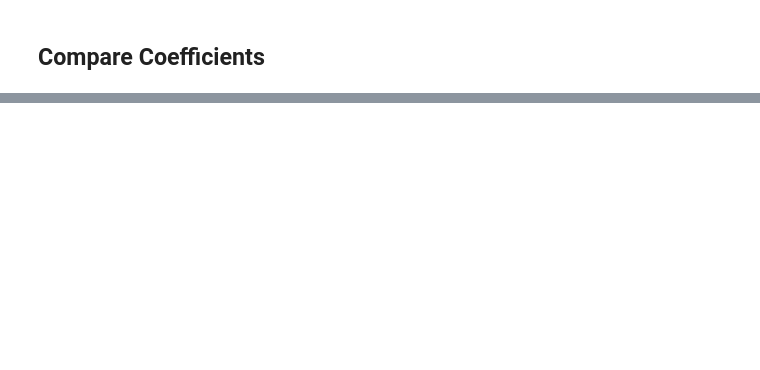
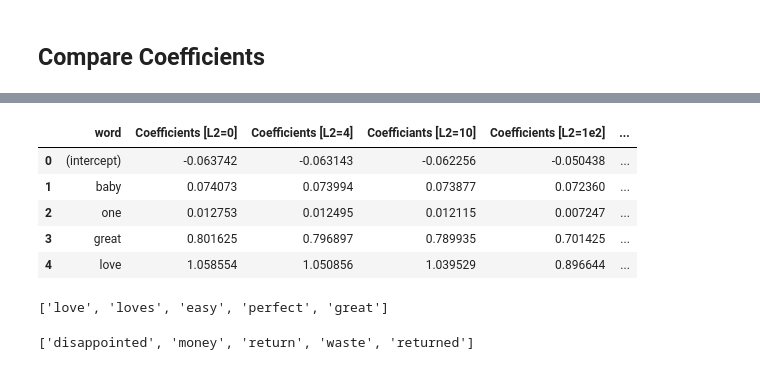
Before and after one commit to alofgreen/Machine-Learning-Specialization---Coursera, a Jupyter notebook: Classification/week 2 assignment 2.ipynb, the cells around one changed output, grey strips where cells are left out. Drawn from its saved outputs; the diff is of its cells as text; code cells hidden in the pictures; blank space fills up the shorter version.

```diff
--- a/Classification/week 2 assignment 2.ipynb
+++ b/Classification/week 2 assignment 2.ipynb
@@ -150,7 +152,7 @@ def logistic_regression_with_L2(feature_matrix, sentiment, initial_coefficients,
 
             # add the step size times the derivative to the current coefficient
             ## YOUR CODE HERE
-            coefficients[j] = (step_size*derivative)
+            coefficients[j] += (step_size*derivative)
 
         # Checking whether log likelihood is increasing
         if itr <= 15 or (itr <= 100 and itr % 10 == 0) or (itr <= 1000 and itr % 100 == 0) \
@@ -246,5 +242,5 @@ coefficients_1e2_penalty = logistic_regression_with_L2(feature_matrix=feature_ma
                                                        initial_coefficients=np.zeros(194),
                                                        step_size=5e-6,
                                                        max_iter=501,
-                                                       l2_penalty=1e2)
+                                                       l2_penalty=100)
 # %% [output]
@@ -271,5 +267,5 @@ coefficients_1e3_penalty = logistic_regression_with_L2(feature_matrix=feature_ma
                                                        initial_coefficients=np.zeros(194),
                                                        step_size=5e-6,
                                                        max_iter=501,
-                                                       l2_penalty=1e3)
+                                                       l2_penalty=1000)
 # %% [output]
@@ -296,4 +292,4 @@ coefficients_1e5_penalty = logistic_regression_with_L2(feature_matrix=feature_ma
                                                      initial_coefficients=np.zeros(194),
                                                      step_size=5e-6,
                                                      max_iter=501,
-                                                     l2_penalty=1e5)
+                                                     l2_penalty=100000)
@@ -376,0 +316,25 @@ negative_words=sorted(word_coeff_tuples_lst[0], key=lambda x:x[1], reverse=False
+# %%
+words = ['(intercept)'] + important_words
+table = pd.DataFrame({'word': words,
+                      'Coefficients [L2=0]': coefficients_0_penalty,
+                      'Coefficients [L2=4]': coefficients_4_penalty,
+                      'Coefficiants [L2=10]': coefficients_10_penalty,
+                      'Coefficients [L2=1e2]': coefficients_1e2_penalty,
+                      'Coefficients [L2=1e3]': coefficients_1e3_penalty,
+                      'Coefficients [L2=1e5]': coefficients_1e5_penalty})
+table = table[['word',
+      'Coefficients [L2=0]',
+      'Coefficients [L2=4]',
+      'Coefficiants [L2=10]',
+      'Coefficients [L2=1e2]',
+      'Coefficients [L2=1e3]',
+      'Coefficients [L2=1e5]']]
+
+table.head()
+# %% [output]
+|  | word | Coefficients [L2=0] | Coefficients [L2=4] | Coefficiants [L2=10] | Coefficients [L2=1e2] | ... |
+| 0 | (intercept) | -0.063742 | -0.063143 | -0.062256 | -0.050438 | ... |
+| 1 | baby | 0.074073 | 0.073994 | 0.073877 | 0.072360 | ... |
+| 2 | one | 0.012753 | 0.012495 | 0.012115 | 0.007247 | ... |
+| 3 | great | 0.801625 | 0.796897 | 0.789935 | 0.701425 | ... |
+| 4 | love | 1.058554 | 1.050856 | 1.039529 | 0.896644 | ... |
@@ -376,0 +343,10 @@ negative_words=sorted(word_coeff_tuples_lst[0], key=lambda x:x[1], reverse=False
+# %%
+positive_words=list(L2_df.sort_values(by='Coefficients [L2=0]',ascending=False)[0:5]['word'])
+positive_words
+# %% [output]
+['love', 'loves', 'easy', 'perfect', 'great']
+# %%
+negative_words=list(L2_df.sort_values(by='Coefficients [L2=0]', ascending=True)[0:5]['word'])
+negative_words
+# %% [output]
+['disappointed', 'money', 'return', 'waste', 'returned']
```
Also changed, not shown: parts of 36 cells of this notebook.
